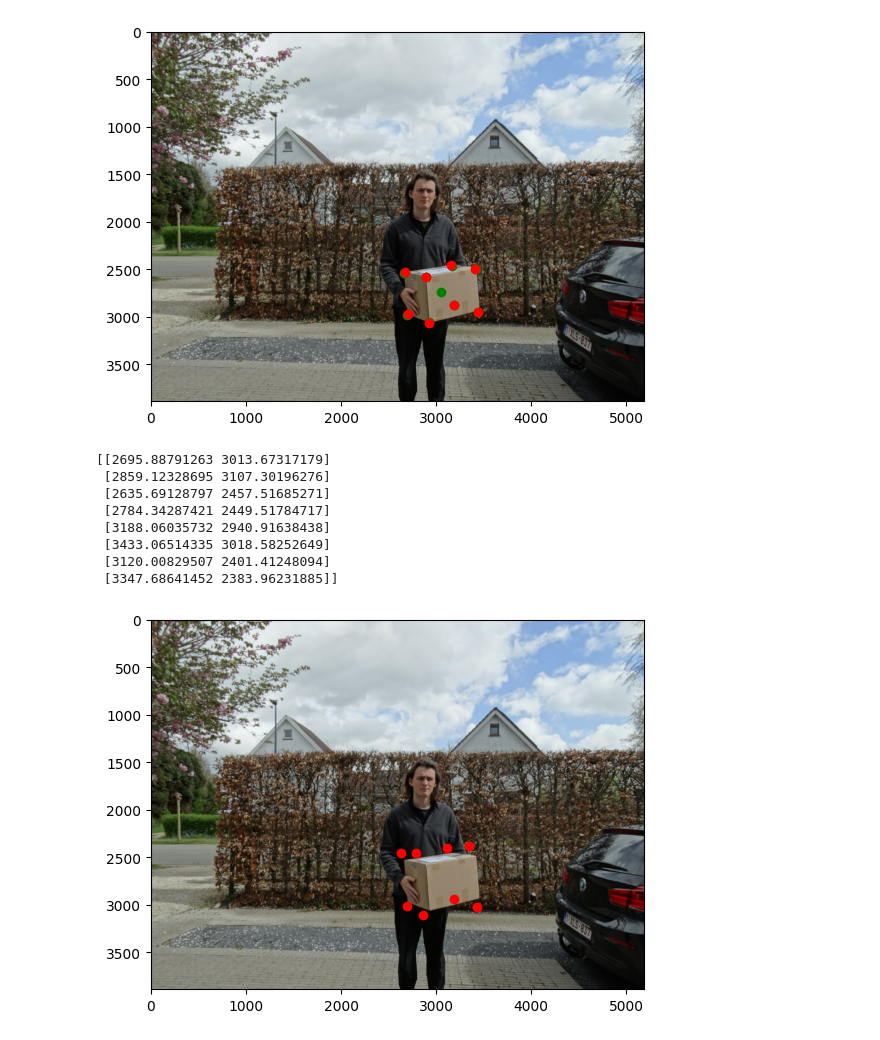
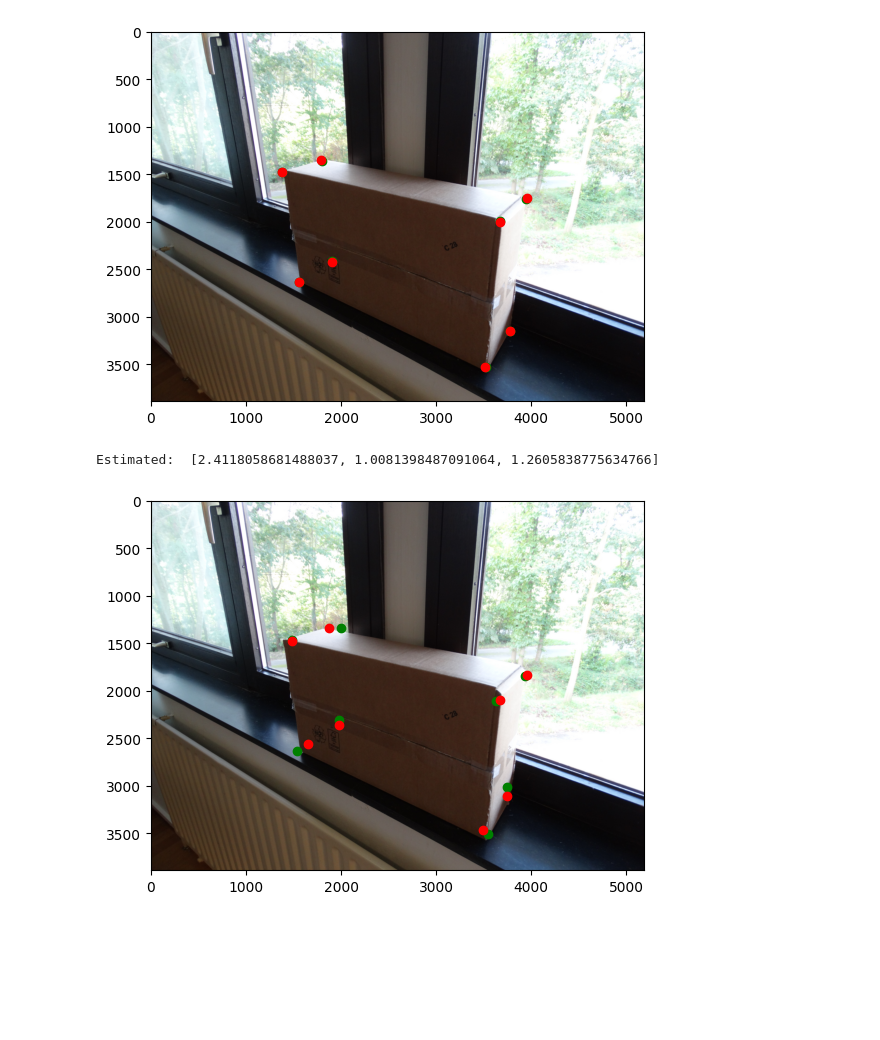
Before and after one commit to aarontenzing/CenterPose-synthetic-training, a Jupyter notebook: test_pnp.ipynb, the cells around one changed output. Drawn from its saved outputs; the diff is of its cells as text; code cells hidden in the pictures; blank space fills up the shorter version.

```diff
--- a/test_pnp.ipynb
+++ b/test_pnp.ipynb
@@ -37,13 +36,14 @@ with open('data/synthetic_data/test/anno.json', 'r') as f:
     data = json.load(f)
 # %%
 # first test with GT cereal:
-img_id = 0
+img_id = 1
 img_gt = data[img_id]
 size = img_gt["whd"]
 points =  img_gt["projection"]
 w_points = img_gt["world"]
 
-image = plt.imread("data/synthetic_data/test/" + str(img_id) + ".jpg")
+
+image = plt.imread("data/synthetic_data/real_test/" + str(img_id) + ".jpg")
 plt.imshow(image)
 
 for i, p in enumerate(points):
@@ -51,4 +51,6 @@ for i, p in enumerate(points):
      plt.text(p[0], p[1], f"{i}")
 
 plt.show()
+
+print("Scale object", size)
 # %% [output]
@@ -67,59 +70,45 @@ gt_wc = bbox["kps_3d_cam"]
 # %%
-# pprint(bbox)
 plt.imshow(image)
 
 # GT
-for p in points:
+for p in points[:8]:
      plt.plot(int(p[0]),int(p[1]), 'go')
 
 # After PnP
 for p in bbox["projected_cuboid"]:
      plt.plot(int(p[0]),int(p[1]), 'ro')
 
-
 plt.show()
 # %% [output]
-[figure, old version]
+[figure, new version]
+# %%
+# Take GT as imput:
+with open('exp/real_test/1.json', 'r') as f:
+    data = json.load(f)
 # %%
 # Provided data with invalid points
-points = np.array([
-    [2654.7003479, 3000.43257523], [-10000., -10000.],
-    [2838.25923157, 3080.96229172], [-10000., -10000.],
-    [2611.60451889, 2462.59077072], [-10000., -10000.],
-    [2806.37265015, 2460.38828659], [-10000., -10000.],
-    [3236.37708664, 2931.2752533], [-10000., -10000.],
-    [3476.56712723, 3012.95843124], [-10000., -10000.],
-    [3116.66243362, 2409.68542099], [-10000., -10000.],
-    [3321.2855072, 2415.07390594], [-10000., -10000.]
-], dtype=np.float32)
-
-
-# Filter out invalid points
-# valid_points = points[points[:, 0] != -10000]
-
-size = [0.9709629, 0.9928523, 1.0862362]
+kps_displacement_mean = data["objects"][0]["kps_displacement_mean"]
+points = [(kps_displacement_mean[i], kps_displacement_mean[i + 1]) for i in range(0, len(kps_displacement_mean), 2)]
+size = data["objects"][0]["obj_scale"]
+print("Estimated: ", size)
+# size = [1.7413793103448276, 1, 0.41379310344827586]
 
 # Example 3D world
 bbox = {'kps': points, "obj_scale": size}
 meta = {"width": image.shape[1],"height": image.shape[0], "camera_matrix": camera}
+
 projected_points, point_3d_cam, scale, points_ori, bbox = pnp_shell(opt, meta, bbox, points, size, OPENCV_RETURN=False)
-
-print(bbox["projected_cuboid"])
 # %% [output]
-[[2695.88791263 3013.67317179]
- [2859.12328695 3107.30196276]
- [2635.69128797 2457.51685271]
- [2784.34287421 2449.51784717]
- [3188.06035732 2940.91638438]
- [3433.06514335 3018.58252649]
- [3120.00829507 2401.41248094]
- [3347.68641452 2383.96231885]]
+Estimated:  [2.4118058681488037, 1.0081398487091064, 1.2605838775634766]
 # %%
 plt.imshow(image)
+
+for p in points:
+     plt.plot(int(p[0]),int(p[1]), 'go')
 
 # After PnP
 for p in bbox["projected_cuboid"]:
      plt.plot(int(p[0]),int(p[1]), 'ro')
 plt.show()
 # %% [output]
-[figure, old version]
+[figure, new version]
```
Also changed, not shown: parts of 13 cells of this notebook, 16 other files.
